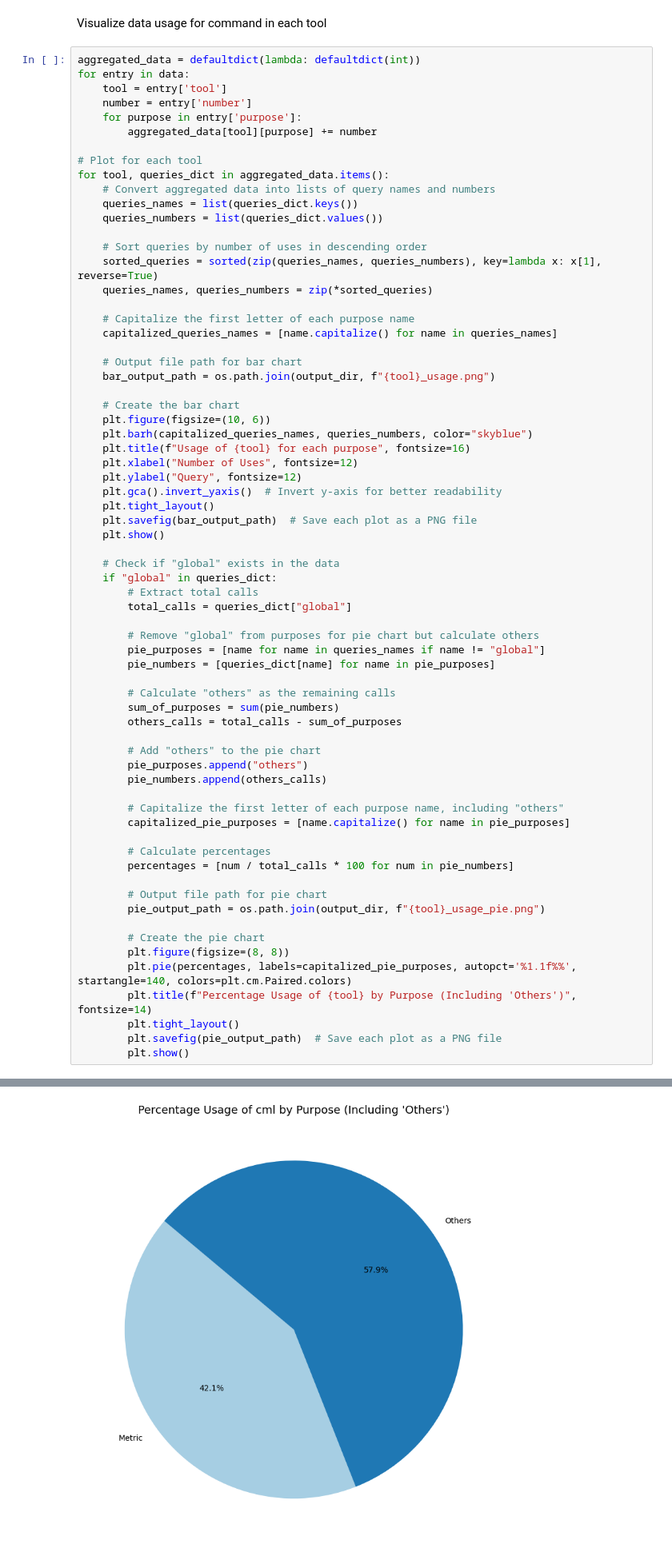
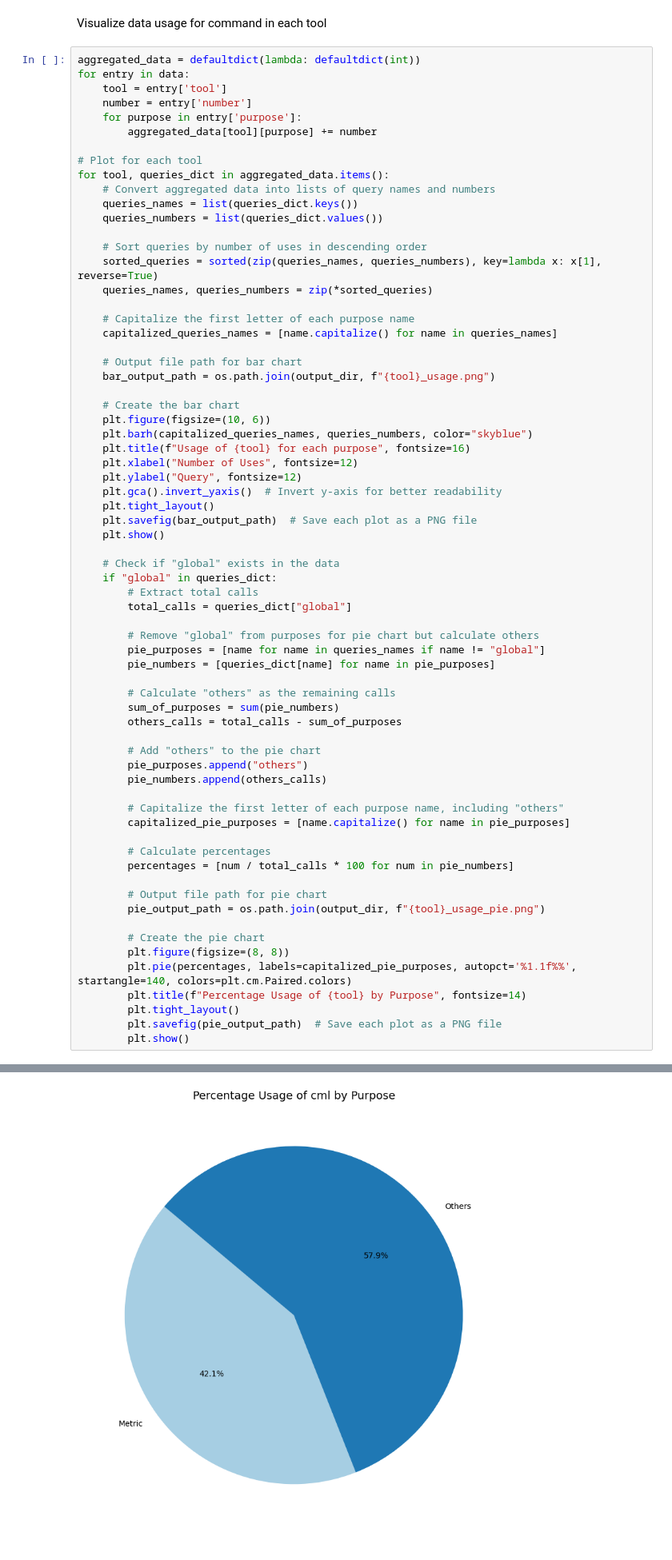
Before and after one commit to StartUpNationLabs/rimel, a Jupyter notebook: data-visualization.ipynb, the cells around one changed output, grey strips where cells are left out. Shown at 80% size. Cells and saved outputs as stored; diff of their text form.

Commit message:
fix: typo in pie chart titles

```diff
--- a/data-visualization.ipynb
+++ b/data-visualization.ipynb
@@ -114,33 +114,33 @@ for tool, queries_dict in aggregated_data.items():
 
         # Remove "global" from purposes for pie chart but calculate others
         pie_purposes = [name for name in queries_names if name != "global"]
         pie_numbers = [queries_dict[name] for name in pie_purposes]
 
         # Calculate "others" as the remaining calls
         sum_of_purposes = sum(pie_numbers)
         others_calls = total_calls - sum_of_purposes
 
         # Add "others" to the pie chart
         pie_purposes.append("others")
         pie_numbers.append(others_calls)
 
         # Capitalize the first letter of each purpose name, including "others"
         capitalized_pie_purposes = [name.capitalize() for name in pie_purposes]
 
         # Calculate percentages
         percentages = [num / total_calls * 100 for num in pie_numbers]
 
         # Output file path for pie chart
         pie_output_path = os.path.join(output_dir, f"{tool}_usage_pie.png")
 
         # Create the pie chart
         plt.figure(figsize=(8, 8))
         plt.pie(percentages, labels=capitalized_pie_purposes, autopct='%1.1f%%', startangle=140, colors=plt.cm.Paired.colors)
-        plt.title(f"Percentage Usage of {tool} by Purpose (Including 'Others')", fontsize=14)
+        plt.title(f"Percentage Usage of {tool} by Purpose", fontsize=14)
         plt.tight_layout()
         plt.savefig(pie_output_path)  # Save each plot as a PNG file
         plt.show()
 # %% [output]
 [figure]
-[figure, old version]
+[figure, new version]
 [figure]
```
Also changed, not shown: parts of 1 cell of this notebook, 5 other files.
